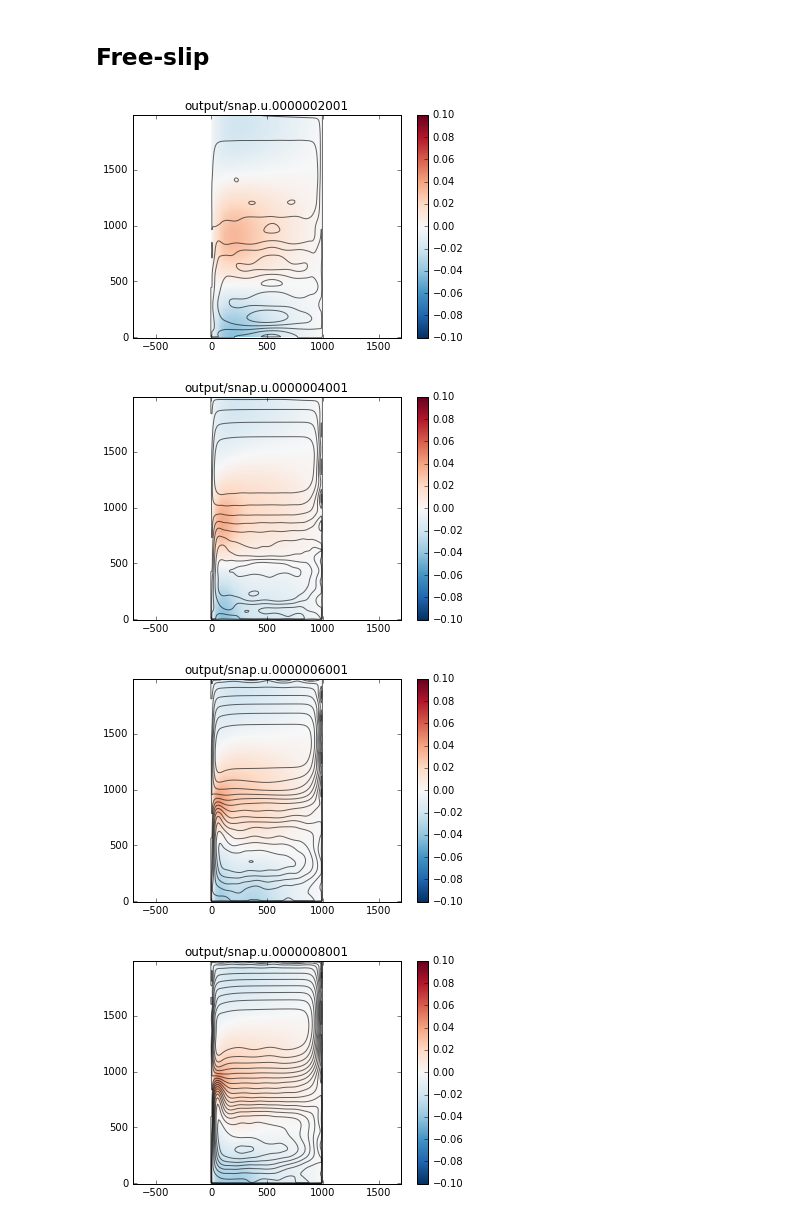
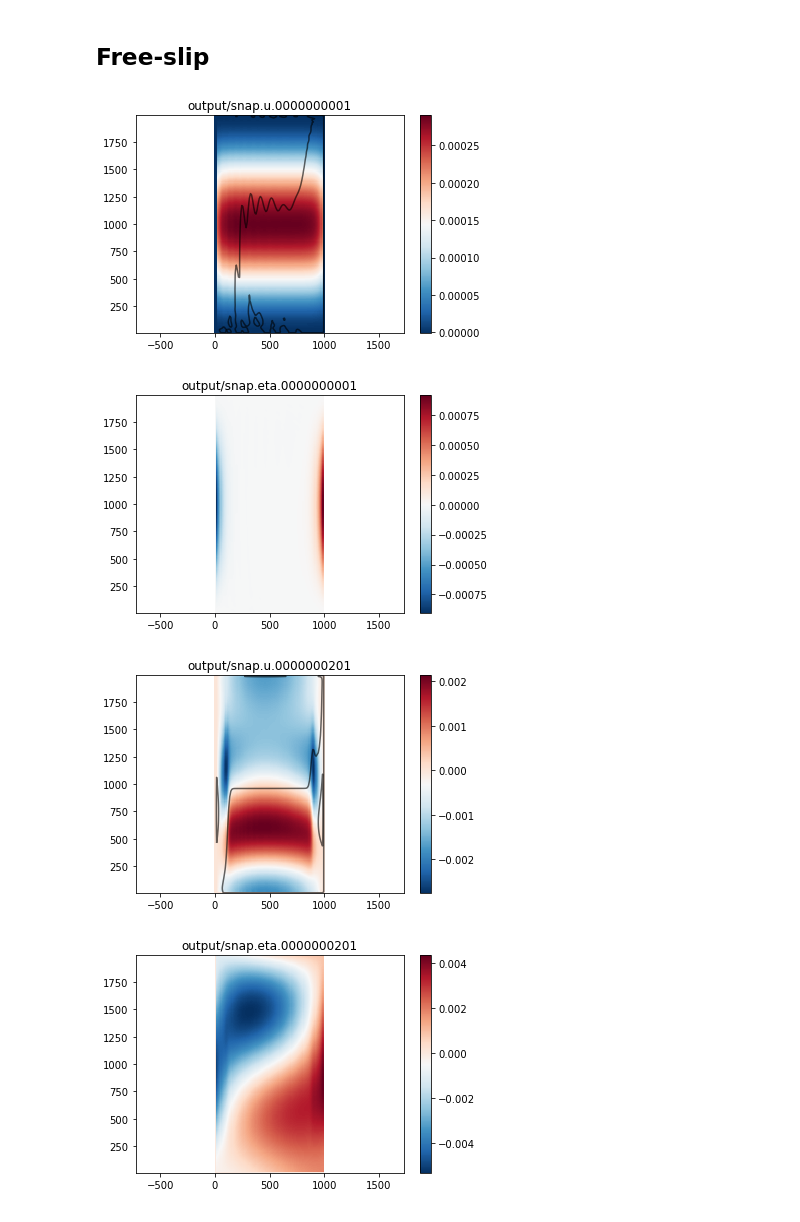
Before and after one commit to edoddridge/aronnax, a Jupyter notebook: examples/examples - n layer.ipynb, the cells around one changed output. Cells and saved outputs as stored; diff of their text form; code cells hidden in the pictures.

```diff
--- a/examples/examples - n layer.ipynb
+++ b/examples/examples - n layer.ipynb
@@ -248,18 +243,15 @@ dy = 1e4
 Lx = 1e6
 Ly = 2e6
 
-x_tr = np.arange(-dx/2.,Lx+dx/2.,dx,dtype=np.float64)
-y_tr = np.arange(-dy/2.,Ly+dy/2.,dy,dtype=np.float64)
 
-x_vrt = np.arange(0,Lx,dx,dtype=np.float64)
-y_vrt = np.arange(0,Ly,dy,dtype=np.float64)
+grid = MIMutils.Grid(nx,ny,dx,dy)
 
 f0 = 1e-5
 beta = 2e-11
 
-X,Y = np.meshgrid(x_tr,y_vrt)
+X,Y = np.meshgrid(grid.x,grid.yp1)
 fv = f0 + Y*beta
-X,Y = np.meshgrid(x_vrt,y_tr)
+X,Y = np.meshgrid(grid.xp1,grid.y)
 fu = f0 + Y*beta
 
 f = FortranFile('fu.bin', 'w')
@@ -270,7 +262,7 @@ f = FortranFile('fv.bin', 'w')
 f.write_record(fv.astype(np.float64))
 f.close()
 
-wetmask = np.ones((ny+1,nx+1), dtype=np.float64)
+wetmask = np.ones((ny,nx), dtype=np.float64)
 wetmask[0,:] = 0
 wetmask[-1,:] = 0
 wetmask[:,0] = 0
@@ -282,9 +274,9 @@ f = FortranFile('wetmask.bin', 'w')
 f.write_record(wetmask.astype(np.float64))
 f.close()
 
-X,Y = np.meshgrid(x_tr,y_tr)
+X,Y = np.meshgrid(grid.x,grid.y)
 
-initH = np.ones((nz,ny+1,nx+1))
+initH = np.ones((nz,ny,nx))
 initH[0,:,:] = 600.
 initH[1,:,:] = 2000. - initH[0,:,:]
 
@@ -292,8 +284,8 @@ f = FortranFile('initH.bin', 'w')
 f.write_record(initH.astype(np.float64))
 f.close()
 
-X,Y = np.meshgrid(x_vrt,y_tr)
-wind_x = 0.05*(1-np.cos(2*np.pi*Y/np.max(y_tr)))
+X,Y = np.meshgrid(grid.xp1,grid.y)
+wind_x = 0.05*(1-np.cos(2*np.pi*Y/np.max(grid.y)))
 f = FortranFile('wind_x.bin', 'w')
 f.write_record(wind_x.astype(np.float64))
 f.close()
@@ -318,36 +368,47 @@ plt.title('Wind forcing',fontsize=20);
 os.chdir('free_slip/')
 # %%
 u_files = sorted(glob.glob('output/snap.u.*'))
-u_files.pop(0)
+#u_files.pop(0)
 h_files = sorted(glob.glob('output/snap.h.*'))
-h_files.pop(0)
+#h_files.pop(0)
+eta_files = sorted(glob.glob('output/snap.eta.*'))
+#eta_files.pop(0)
 
-X_u,Y_u = np.meshgrid(x_vrt,y_tr)
-X_h,Y_h = np.meshgrid(x_tr,y_tr)
+X_u,Y_u = np.meshgrid(grid.xp1,grid.y)
+X_h,Y_h = np.meshgrid(grid.x,grid.y)
 
 for counter,udata_file in enumerate(u_files):
 
     f = FortranFile(h_files[counter], mode = 'r')
     h = f.read_reals('d')
-    #read_record(dtype=np.float64)
-    h = h.reshape(nz, ny+1, nx+1)
-    #h = np.transpose(h,(2,1,0)) # make it h[nx,ny,layers]
+    h = h.reshape(nz, ny, nx)
     f.close()
+
+    f = FortranFile(eta_files[counter], mode = 'r')
+    eta = f.read_reals('d')
+    eta = eta.reshape(1, ny, nx)
+    f.close()
+
 
     f = FortranFile(udata_file,mode = 'r')
     u = f.read_reals('d')
-    #read_record(dtype=np.float64)
-    u = u.reshape(nz,ny+1,nx)
-    #u = np.transpose(u,(2,1,0))
+    u = u.reshape(nz,ny,nx+1)
 
     plt.figure()
     plt.axes().set_aspect('equal', 'datalim')
     plt.title(udata_file)
-    plt.pcolormesh(X_u/1e3,Y_u/1e3,(u[0,:,:]),vmin=-.1,vmax=.1,cmap='RdBu_r')
+    plt.pcolormesh(X_u/1e3,Y_u/1e3,(u[0,:,:]),cmap='RdBu_r')
     plt.colorbar()
     plt.contour(X_h/1e3,Y_h/1e3,(h[0,:,:]),np.arange(100,800,1),colors='k',alpha=0.6)
+
+    plt.figure()
+    plt.axes().set_aspect('equal', 'datalim')
+    plt.title(eta_files[counter])
+    plt.pcolormesh(X_h/1e3,Y_h/1e3,(eta[0,:,:]),cmap='RdBu_r')
+    plt.colorbar()
+    plt.contour(X_h/1e3,Y_h/1e3,(eta[0,:,:]),np.linspace(-1,1,100),colors='k',alpha=0.6)
 # %% [output]
-[figure, old version]
+[figure, new version]
-[figure, old version]
+[figure, new version]
-[figure, old version]
+[figure, new version]
-[figure, old version]
+[figure, new version]
```
Also changed, not shown: parts of 23 cells of this notebook, 1 other file.
